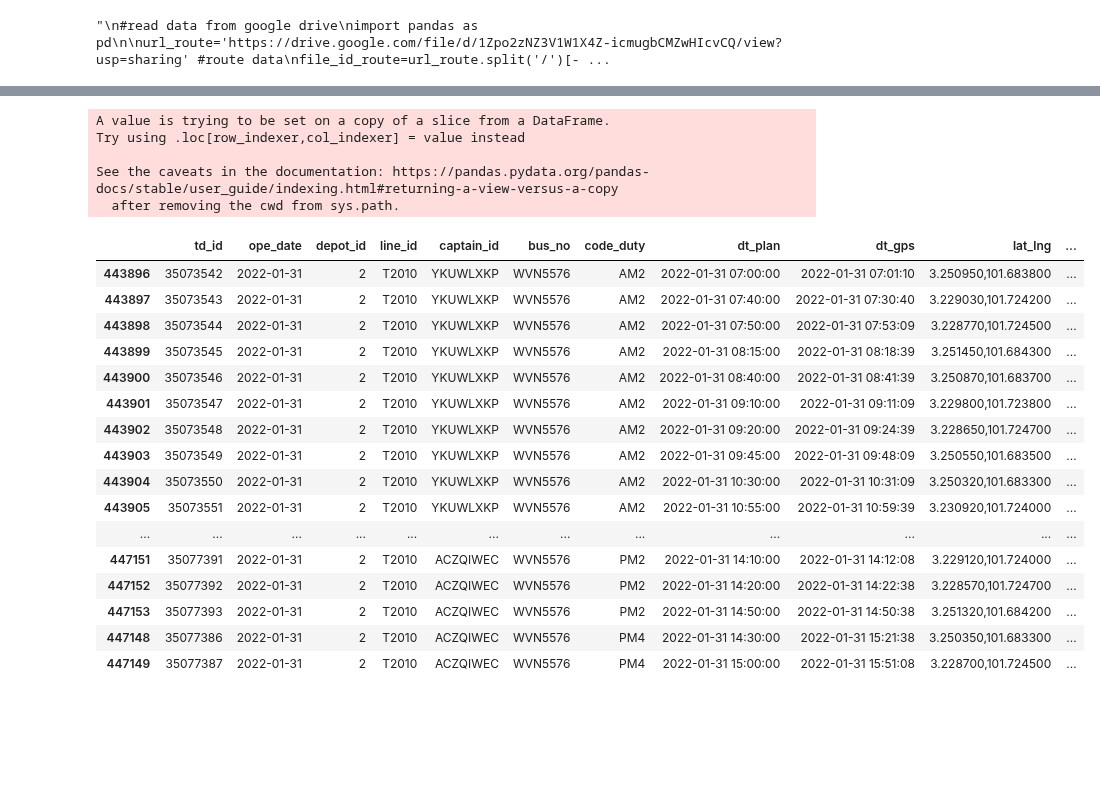
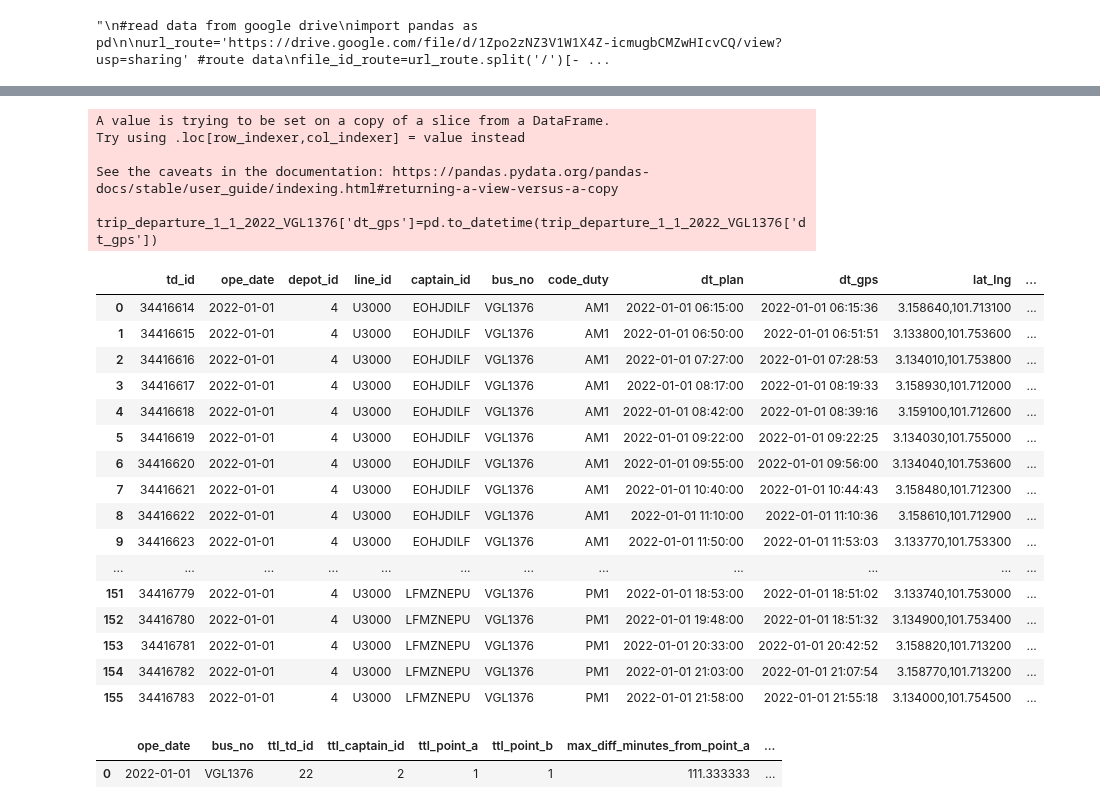
Before and after one commit to izardy/myrapid-backend, a Jupyter notebook: etl/data_exploration.ipynb, the cells around one changed output, grey strips where cells are left out. Saved outputs shown, nothing was run; the diff lists cells and outputs as text; code cells hidden in the pictures; blank space fills up the shorter version.

```diff
--- a/etl/data_exploration.ipynb
+++ b/etl/data_exploration.ipynb
@@ -160,16 +102,43 @@ trip_departure_1_2022
+# %%
+#data model using sample data
+pd.set_option('display.max_columns', None)
+
+trip_departure_1_1_2022_VGL1376=trip_departure_1_2022[(trip_departure_1_2022['bus_no']=='VGL1376')&(trip_departure_1_2022['ope_date']=='2022-01-01')]
+trip_departure_1_1_2022_VGL1376['dt_gps']=pd.to_datetime(trip_departure_1_1_2022_VGL1376['dt_gps'])
+trip_departure_1_1_2022_VGL1376=trip_departure_1_1_2022_VGL1376.sort_values('dt_gps')
+trip_departure_1_1_2022_VGL1376['diff_minutes']=pd.to_datetime(trip_departure_1_1_2022_VGL1376['dt_gps']).diff()/np.timedelta64(1, 'm')
+
+trip_departure_1_1_2022_VGL1376['diff_label']=np.where((trip_departure_1_1_2022_VGL1376['dir']=='arrive')&(trip_departure_1_1_2022_VGL1376['direction']=='DIR2_arrive'),'from point a',np.nan)
+trip_departure_1_1_2022_VGL1376['diff_label']=np.where((trip_departure_1_1_2022_VGL1376['dir']=='arrive')&(trip_departure_1_1_2022_VGL1376['direction']=='DIR1_arrive'),'to point a',trip_departure_1_1_2022_VGL1376['diff_label'])
+trip_departure_1_1_2022_VGL1376['diff_label']=np.where((trip_departure_1_1_2022_VGL1376['dir']=='depart')&(trip_departure_1_1_2022_VGL1376['direction']=='DIR1_depart'),'idle mode',trip_departure_1_1_2022_VGL1376['diff_label'])
+trip_departure_1_1_2022_VGL1376['diff_label']=np.where((trip_departure_1_1_2022_VGL1376['dir']=='depart')&(trip_departure_1_1_2022_VGL1376['direction']=='DIR2_depart'),'idle mode',trip_departure_1_1_2022_VGL1376['diff_label'])
+
+trip_departure_1_1_2022_VGL1376
+# %% [output]
+A value is trying to be set on a copy of a slice from a DataFrame.
+Try using .loc[row_indexer,col_indexer] = value instead
+
+See the caveats in the documentation: https://pandas.pydata.org/pandas-docs/stable/user_guide/indexing.html#returning-a-view-versus-a-copy
+  trip_departure_1_1_2022_VGL1376['dt_gps']=pd.to_datetime(trip_departure_1_1_2022_VGL1376['dt_gps'])
+|  | td_id | ope_date | depot_id | line_id | captain_id | bus_no | code_duty | dt_plan | dt_gps | lat_lng | ... |
+| 0 | 34416614 | 2022-01-01 | 4 | U3000 | EOHJDILF | VGL1376 | AM1 | 2022-01-01 06:15:00 | 2022-01-01 06:15:36 | 3.158640,101.713100 | ... |
+| 1 | 34416615 | 2022-01-01 | 4 | U3000 | EOHJDILF | VGL1376 | AM1 | 2022-01-01 06:50:00 | 2022-01-01 06:51:51 | 3.133800,101.753600 | ... |
+| 2 | 34416616 | 2022-01-01 | 4 | U3000 | EOHJDILF | VGL1376 | AM1 | 2022-01-01 07:27:00 | 2022-01-01 07:28:53 | 3.134010,101.753800 | ... |
+| 3 | 34416617 | 2022-01-01 | 4 | U3000 | EOHJDILF | VGL1376 | AM1 | 2022-01-01 08:17:00 | 2022-01-01 08:19:33 | 3.158930,101.712000 | ... |
+| 4 | 34416618 | 2022-01-01 | 4 | U3000 | EOHJDILF | VGL1376 | AM1 | 2022-01-01 08:42:00 | 2022-01-01 08:39:16 | 3.159100,101.712600 | ... |
+| 5 | 34416619 | 2022-01-01 | 4 | U3000 | EOHJDILF | VGL1376 | AM1 | 2022-01-01 09:22:00 | 2022-01-01 09:22:25 | 3.134030,101.755000 | ... |
+| 6 | 34416620 | 2022-01-01 | 4 | U3000 | EOHJDILF | VGL1376 | AM1 | 2022-01-01 09:55:00 | 2022-01-01 09:56:00 | 3.134040,101.753600 | ... |
+| 7 | 34416621 | 2022-01-01 | 4 | U3000 | EOHJDILF | VGL1376 | AM1 | 2022-01-01 10:40:00 | 2022-01-01 10:44:43 | 3.158480,101.712300 | ... |
+| 8 | 34416622 | 2022-01-01 | 4 | U3000 | EOHJDILF | VGL1376 | AM1 | 2022-01-01 11:10:00 | 2022-01-01 11:10:36 | 3.158610,101.712900 | ... |
+| 9 | 34416623 | 2022-01-01 | 4 | U3000 | EOHJDILF | VGL1376 | AM1 | 2022-01-01 11:50:00 | 2022-01-01 11:53:03 | 3.133770,101.753300 | ... |
+| ... | ... | ... | ... | ... | ... | ... | ... | ... | ... | ... | ... |
+| 151 | 34416779 | 2022-01-01 | 4 | U3000 | LFMZNEPU | VGL1376 | PM1 | 2022-01-01 18:53:00 | 2022-01-01 18:51:02 | 3.133740,101.753000 | ... |
+| 152 | 34416780 | 2022-01-01 | 4 | U3000 | LFMZNEPU | VGL1376 | PM1 | 2022-01-01 19:48:00 | 2022-01-01 18:51:32 | 3.134900,101.753400 | ... |
+| 153 | 34416781 | 2022-01-01 | 4 | U3000 | LFMZNEPU | VGL1376 | PM1 | 2022-01-01 20:33:00 | 2022-01-01 20:42:52 | 3.158820,101.713200 | ... |
+| 154 | 34416782 | 2022-01-01 | 4 | U3000 | LFMZNEPU | VGL1376 | PM1 | 2022-01-01 21:03:00 | 2022-01-01 21:07:54 | 3.158770,101.713200 | ... |
+| 155 | 34416783 | 2022-01-01 | 4 | U3000 | LFMZNEPU | VGL1376 | PM1 | 2022-01-01 21:58:00 | 2022-01-01 21:55:18 | 3.134000,101.754500 | ... |
 # %%
-#data model using sample data
 
-trip_departure_1_1_2022_VGL1376=trip_departure_1_2022[(trip_departure_1_2022['bus_no']=='WVN5576')&(trip_departure_1_2022['ope_date']=='2022-01-31')]
-trip_departure_1_1_2022_VGL1376['dt_gps']=pd.to_datetime(trip_departure_1_1_2022_VGL1376['dt_gps'])
-trip_departure_1_1_2022_VGL1376=trip_departure_1_1_2022_VGL1376.sort_values('dt_gps')
-trip_departure_1_1_2022_VGL1376['diff_minutes']=pd.to_datetime(trip_departure_1_1_2022_VGL1376['dt_gps']).diff()/np.timedelta64(1, 'm')
-
-trip_departure_1_1_2022_VGL1376['diff_label']=np.where((trip_departure_1_1_2022_VGL1376['dir']=='arrive')&(trip_departure_1_1_2022_VGL1376['direction']=='DIR2_arrive'),'from point a',np.nan)
-trip_departure_1_1_2022_VGL1376['diff_label']=np.where((trip_departure_1_1_2022_VGL1376['dir']=='arrive')&(trip_departure_1_1_2022_VGL1376['direction']=='DIR1_arrive'),'to point a',trip_departure_1_1_2022_VGL1376['diff_label'])
-trip_departure_1_1_2022_VGL1376['diff_label']=np.where((trip_departure_1_1_2022_VGL1376['dir']=='depart')&(trip_departure_1_1_2022_VGL1376['direction']=='DIR1_depart'),'idle mode',trip_departure_1_1_2022_VGL1376['diff_label'])
-trip_departure_1_1_2022_VGL1376['diff_label']=np.where((trip_departure_1_1_2022_VGL1376['dir']=='depart')&(trip_departure_1_1_2022_VGL1376['direction']=='DIR2_depart'),'idle mode',trip_departure_1_1_2022_VGL1376['diff_label'])
-'''
 trip_departure_1_1_2022_VGL1376_1=trip_departure_1_1_2022_VGL1376.groupby(['ope_date','bus_no'])[['td_id']].count().reset_index().rename(columns={'td_id':'ttl_td_id'}) # total trips on date
 trip_departure_1_1_2022_VGL1376_2=trip_departure_1_1_2022_VGL1376.groupby(['ope_date','bus_no'])[['captain_id']].nunique().reset_index().rename(columns={'captain_id':'ttl_captain_id'}) # total captains on duty on date
 trip_departure_1_1_2022_VGL1376_3=trip_departure_1_1_2022_VGL1376.groupby(['ope_date','bus_no'])[['point_a']].nunique().reset_index().rename(columns={'point_a':'ttl_point_a'}) # total point a of trip on date
@@ -194,56 +163,33 @@ trip_departure_1_1_2022_VGL1376_16=trip_departure_1_1_2022_VGL1376[trip_departur
 trip_departure_1_1_2022_VGL1376_17=trip_departure_1_1_2022_VGL1376.groupby(['ope_date','bus_no']).agg({'speed':'max'}).reset_index().rename(columns={'speed':'max_speed'})
 trip_departure_1_1_2022_VGL1376_18=trip_departure_1_1_2022_VGL1376.groupby(['ope_date','bus_no']).agg({'speed':'min'}).reset_index().rename(columns={'speed':'min_speed'})
 trip_departure_1_1_2022_VGL1376_19=trip_departure_1_1_2022_VGL1376.groupby(['ope_date','bus_no']).agg({'speed':'mean'}).reset_index().rename(columns={'speed':'avg_speed'})
 trip_departure_1_1_2022_VGL1376_20=trip_departure_1_1_2022_VGL1376.groupby(['ope_date','bus_no']).agg({'speed':'median'}).reset_index().rename(columns={'speed':'med_speed'})
 
 trip_departure_1_1_2022_VGL1376_21=trip_departure_1_1_2022_VGL1376.groupby(['ope_date','bus_no']).agg({'is_completed':'sum'}).reset_index().rename(columns={'is_completed':'ttl_td_completed'})
 
 trip_departure_1_1_2022_VGL1376_int=pd.merge(trip_departure_1_1_2022_VGL1376_1,trip_departure_1_1_2022_VGL1376_2,how='left',on=['ope_date','bus_no'])
 trip_departure_1_1_2022_VGL1376_int=pd.merge(trip_departure_1_1_2022_VGL1376_int,trip_departure_1_1_2022_VGL1376_3,how='left',on=['ope_date','bus_no'])
 trip_departure_1_1_2022_VGL1376_int=pd.merge(trip_departure_1_1_2022_VGL1376_int,trip_departure_1_1_2022_VGL1376_4,how='left',on=['ope_date','bus_no'])
 trip_departure_1_1_2022_VGL1376_int=pd.merge(trip_departure_1_1_2022_VGL1376_int,trip_departure_1_1_2022_VGL1376_5,how='left',on=['ope_date','bus_no'])
 trip_departure_1_1_2022_VGL1376_int=pd.merge(trip_departure_1_1_2022_VGL1376_int,trip_departure_1_1_2022_VGL1376_6,how='left',on=['ope_date','bus_no'])
 trip_departure_1_1_2022_VGL1376_int=pd.merge(trip_departure_1_1_2022_VGL1376_int,trip_departure_1_1_2022_VGL1376_7,how='left',on=['ope_date','bus_no'])
 trip_departure_1_1_2022_VGL1376_int=pd.merge(trip_departure_1_1_2022_VGL1376_int,trip_departure_1_1_2022_VGL1376_8,how='left',on=['ope_date','bus_no'])
 trip_departure_1_1_2022_VGL1376_int=pd.merge(trip_departure_1_1_2022_VGL1376_int,trip_departure_1_1_2022_VGL1376_9,how='left',on=['ope_date','bus_no'])
 trip_departure_1_1_2022_VGL1376_int=pd.merge(trip_departure_1_1_2022_VGL1376_int,trip_departure_1_1_2022_VGL1376_10,how='left',on=['ope_date','bus_no'])
 trip_departure_1_1_2022_VGL1376_int=pd.merge(trip_departure_1_1_2022_VGL1376_int,trip_departure_1_1_2022_VGL1376_11,how='left',on=['ope_date','bus_no'])
 trip_departure_1_1_2022_VGL1376_int=pd.merge(trip_departure_1_1_2022_VGL1376_int,trip_departure_1_1_2022_VGL1376_12,how='left',on=['ope_date','bus_no'])
 trip_departure_1_1_2022_VGL1376_int=pd.merge(trip_departure_1_1_2022_VGL1376_int,trip_departure_1_1_2022_VGL1376_13,how='left',on=['ope_date','bus_no'])
 trip_departure_1_1_2022_VGL1376_int=pd.merge(trip_departure_1_1_2022_VGL1376_int,trip_departure_1_1_2022_VGL1376_14,how='left',on=['ope_date','bus_no'])
 trip_departure_1_1_2022_VGL1376_int=pd.merge(trip_departure_1_1_2022_VGL1376_int,trip_departure_1_1_2022_VGL1376_15,how='left',on=['ope_date','bus_no'])
 trip_departure_1_1_2022_VGL1376_int=pd.merge(trip_departure_1_1_2022_VGL1376_int,trip_departure_1_1_2022_VGL1376_16,how='left',on=['ope_date','bus_no'])
 trip_departure_1_1_2022_VGL1376_int=pd.merge(trip_departure_1_1_2022_VGL1376_int,trip_departure_1_1_2022_VGL1376_17,how='left',on=['ope_date','bus_no'])
 trip_departure_1_1_2022_VGL1376_int=pd.merge(trip_departure_1_1_2022_VGL1376_int,trip_departure_1_1_2022_VGL1376_18,how='left',on=['ope_date','bus_no'])
 trip_departure_1_1_2022_VGL1376_int=pd.merge(trip_departure_1_1_2022_VGL1376_int,trip_departure_1_1_2022_VGL1376_19,how='left',on=['ope_date','bus_no'])
 trip_departure_1_1_2022_VGL1376_int=pd.merge(trip_departure_1_1_2022_VGL1376_int,trip_departure_1_1_2022_VGL1376_20,how='left',on=['ope_date','bus_no'])
 trip_departure_1_1_2022_VGL1376_int=pd.merge(trip_departure_1_1_2022_VGL1376_int,trip_departure_1_1_2022_VGL1376_21,how='left',on=['ope_date','bus_no'])
 
 trip_departure_1_1_2022_VGL1376_int
-
-'''
-trip_departure_1_1_2022_VGL1376
 # %% [output]
-A value is trying to be set on a copy of a slice from a DataFrame.
-Try using .loc[row_indexer,col_indexer] = value instead
-
-See the caveats in the documentation: https://pandas.pydata.org/pandas-docs/stable/user_guide/indexing.html#returning-a-view-versus-a-copy
-  after removing the cwd from sys.path.
-|  | td_id | ope_date | depot_id | line_id | captain_id | bus_no | code_duty | dt_plan | dt_gps | lat_lng | ... |
-| 443896 | 35073542 | 2022-01-31 | 2 | T2010 | YKUWLXKP | WVN5576 | AM2 | 2022-01-31 07:00:00 | 2022-01-31 07:01:10 | 3.250950,101.683800 | ... |
-| 443897 | 35073543 | 2022-01-31 | 2 | T2010 | YKUWLXKP | WVN5576 | AM2 | 2022-01-31 07:40:00 | 2022-01-31 07:30:40 | 3.229030,101.724200 | ... |
-| 443898 | 35073544 | 2022-01-31 | 2 | T2010 | YKUWLXKP | WVN5576 | AM2 | 2022-01-31 07:50:00 | 2022-01-31 07:53:09 | 3.228770,101.724500 | ... |
-| 443899 | 35073545 | 2022-01-31 | 2 | T2010 | YKUWLXKP | WVN5576 | AM2 | 2022-01-31 08:15:00 | 2022-01-31 08:18:39 | 3.251450,101.684300 | ... |
-| 443900 | 35073546 | 2022-01-31 | 2 | T2010 | YKUWLXKP | WVN5576 | AM2 | 2022-01-31 08:40:00 | 2022-01-31 08:41:39 | 3.250870,101.683700 | ... |
-| 443901 | 35073547 | 2022-01-31 | 2 | T2010 | YKUWLXKP | WVN5576 | AM2 | 2022-01-31 09:10:00 | 2022-01-31 09:11:09 | 3.229800,101.723800 | ... |
-| 443902 | 35073548 | 2022-01-31 | 2 | T2010 | YKUWLXKP | WVN5576 | AM2 | 2022-01-31 09:20:00 | 2022-01-31 09:24:39 | 3.228650,101.724700 | ... |
-| 443903 | 35073549 | 2022-01-31 | 2 | T2010 | YKUWLXKP | WVN5576 | AM2 | 2022-01-31 09:45:00 | 2022-01-31 09:48:09 | 3.250550,101.683500 | ... |
-| 443904 | 35073550 | 2022-01-31 | 2 | T2010 | YKUWLXKP | WVN5576 | AM2 | 2022-01-31 10:30:00 | 2022-01-31 10:31:09 | 3.250320,101.683300 | ... |
-| 443905 | 35073551 | 2022-01-31 | 2 | T2010 | YKUWLXKP | WVN5576 | AM2 | 2022-01-31 10:55:00 | 2022-01-31 10:59:39 | 3.230920,101.724000 | ... |
-| ... | ... | ... | ... | ... | ... | ... | ... | ... | ... | ... | ... |
-| 447151 | 35077391 | 2022-01-31 | 2 | T2010 | ACZQIWEC | WVN5576 | PM2 | 2022-01-31 14:10:00 | 2022-01-31 14:12:08 | 3.229120,101.724000 | ... |
-| 447152 | 35077392 | 2022-01-31 | 2 | T2010 | ACZQIWEC | WVN5576 | PM2 | 2022-01-31 14:20:00 | 2022-01-31 14:22:38 | 3.228570,101.724700 | ... |
-| 447153 | 35077393 | 2022-01-31 | 2 | T2010 | ACZQIWEC | WVN5576 | PM2 | 2022-01-31 14:50:00 | 2022-01-31 14:50:38 | 3.251320,101.684200 | ... |
-| 447148 | 35077386 | 2022-01-31 | 2 | T2010 | ACZQIWEC | WVN5576 | PM4 | 2022-01-31 14:30:00 | 2022-01-31 15:21:38 | 3.250350,101.683300 | ... |
-| 447149 | 35077387 | 2022-01-31 | 2 | T2010 | ACZQIWEC | WVN5576 | PM4 | 2022-01-31 15:00:00 | 2022-01-31 15:51:08 | 3.228700,101.724500 | ... |
+|  | ope_date | bus_no | ttl_td_id | ttl_captain_id | ttl_point_a | ttl_point_b | max_diff_minutes_from_point_a | ... |
+| 0 | 2022-01-01 | VGL1376 | 22 | 2 | 1 | 1 | 111.333333 | ... |
 # %%
```
Also changed, not shown: parts of 21 cells of this notebook.
